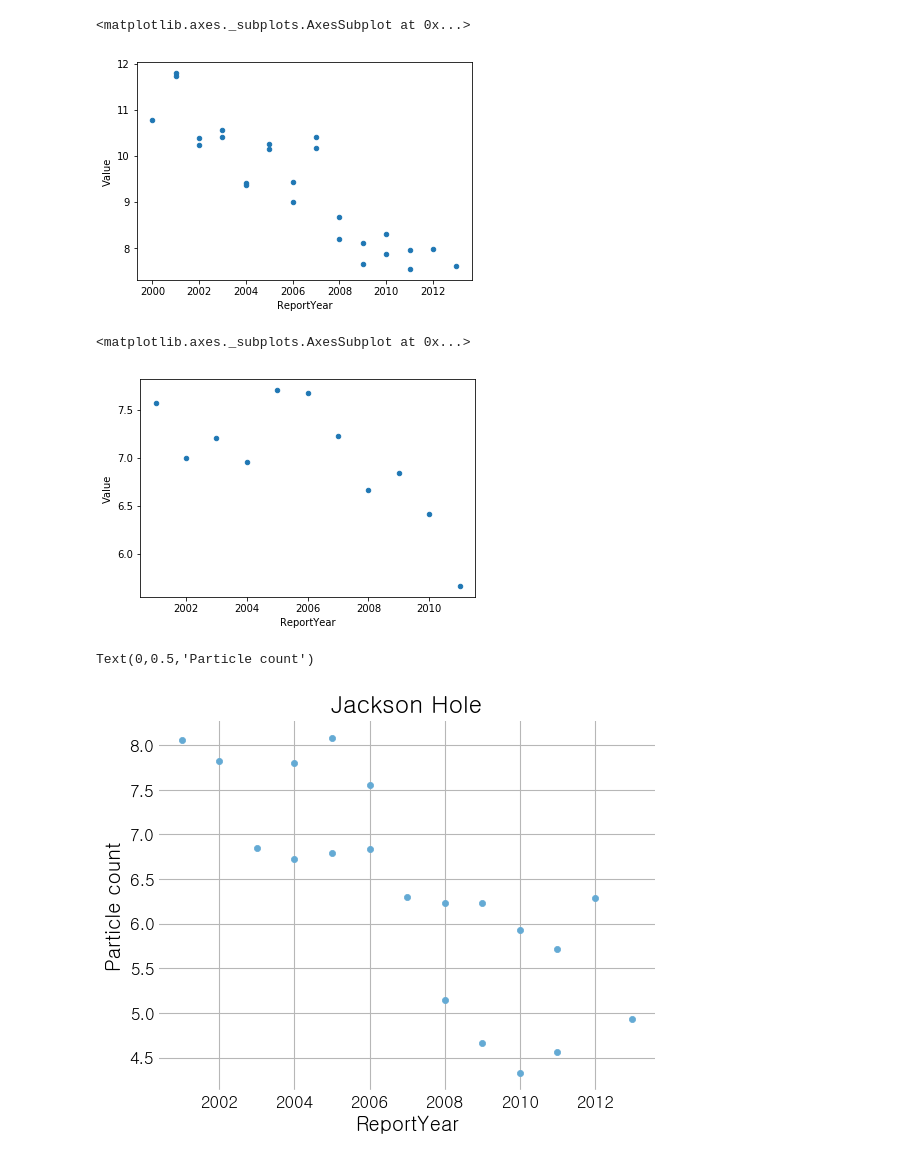
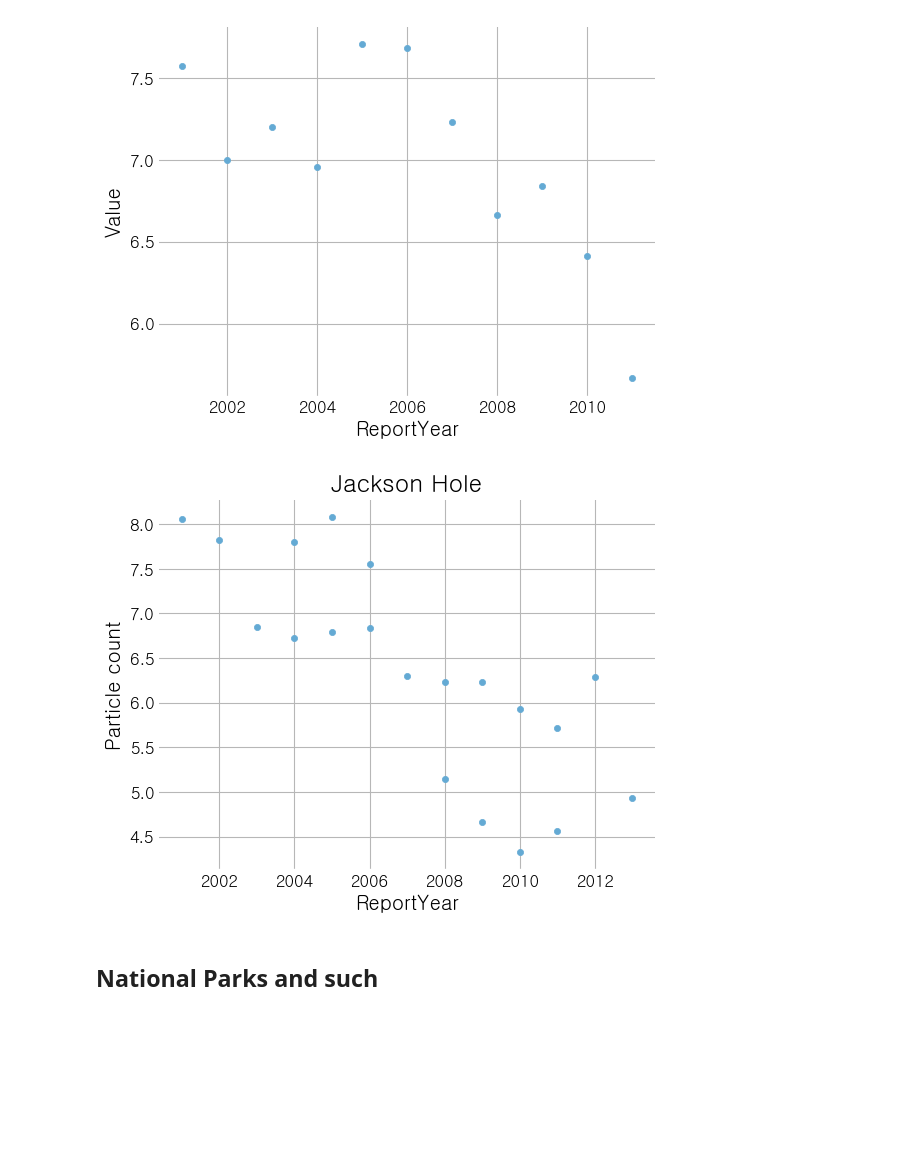
Before and after one commit to vpenney/data-studio, a Jupyter notebook: code/05-air-quality/Air Quality Notebook.ipynb, the cells around one changed output. Drawn from its saved outputs; the diff is of its cells as text; code cells hidden in the pictures; blank space fills up the shorter version.

```diff
--- a/code/05-air-quality/Air Quality Notebook.ipynb
+++ b/code/05-air-quality/Air Quality Notebook.ipynb
@@ -17,6 +17,7 @@ plt.rcParams.update({
     'axes.edgecolor': 'white',
     'axes.linewidth': '1',
     'axes.grid': True,
+    'grid.linestyle': 'dotted',
     'grid.color': '#b7b7b7',
     'axes.titlesize': 'x-large',
     'axes.labelsize': 'large',
@@ -128,6 +183,0 @@ summit.plot(x='ReportYear', y='Value', kind='scatter')
-# %%
-denver = colorado[colorado.CountyName=='Denver'].sort_values(by='ReportYear')
-denver.plot(x='ReportYear', y='Value', kind='scatter')
-# %% [output]
-<matplotlib.axes._subplots.AxesSubplot at 0x...>
-[figure, removed]
@@ -134,16 +192,20 @@ denver.plot(x='ReportYear', y='Value', kind='scatter')
 # %%
 montana = annual_average[annual_average.StateName=='Montana']
-blue_sky = montana[montana.CountyName=='Madison']
-blue_sky.plot(x='ReportYear', y='Value', kind='scatter')
+big_sky = montana[montana.CountyName=='Madison']
+big_sky.plot(x='ReportYear', y='Value', kind='scatter')
+
+plt.show()
 # %% [output]
-<matplotlib.axes._subplots.AxesSubplot at 0x...>
-[figure, old version]
+[figure, new version]
 # %%
 wyoming = annual_average[annual_average.StateName=='Wyoming']
 jackson = wyoming[wyoming.CountyName=='Teton']
 ax = jackson.plot(x='ReportYear', y='Value', kind='scatter')
 ax.set_title('Jackson Hole')
 ax.set_ylabel('Particle count')
+
+plt.show()
 # %% [output]
-Text(0,0.5,'Particle count')
 [figure]
+# %% [markdown]
+## National Parks and such
```
Also changed, not shown: parts of 27 cells of this notebook, 10 other files.
